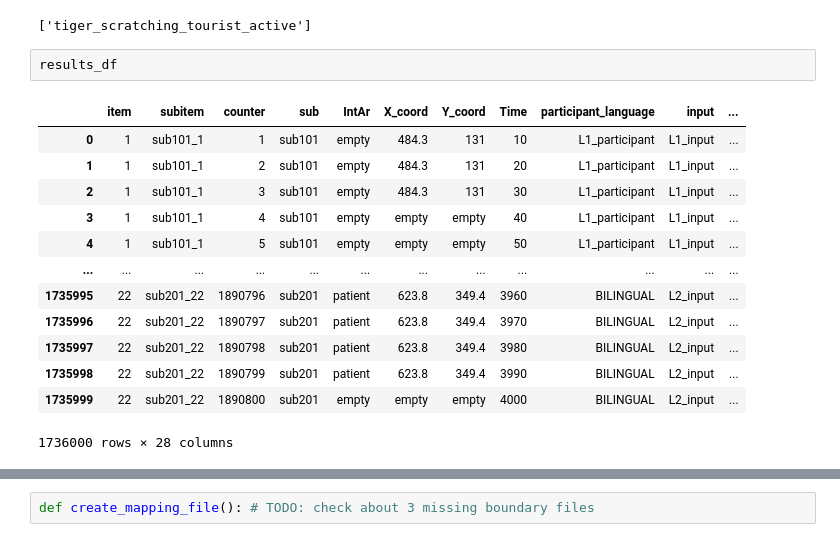
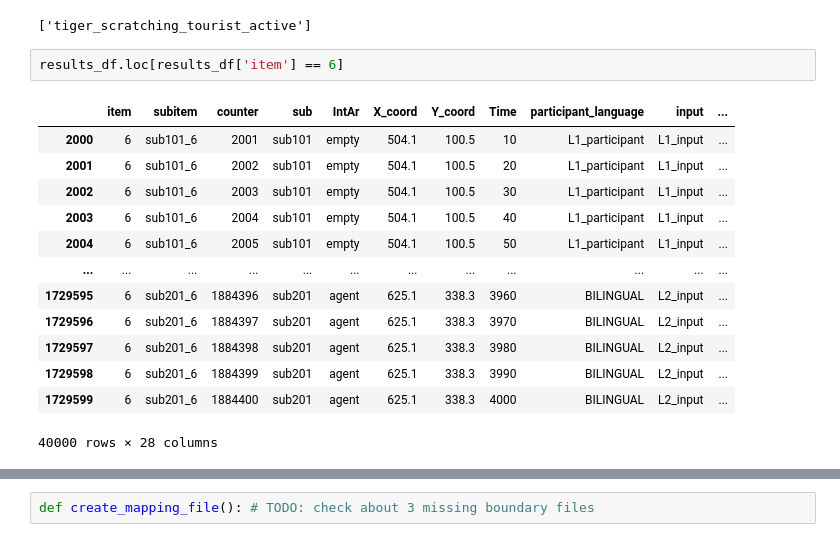
Before and after one commit to Yellowtintin/Clementine-Eye-tracking-thesis, a Jupyter notebook: Data_Exploration.ipynb, the cells around one changed output, grey strips where cells are left out. Drawn from its saved outputs; the diff is of its cells as text.

```diff
--- a/Data_Exploration.ipynb
+++ b/Data_Exploration.ipynb
@@ -222,19 +225,19 @@ print(results_df.loc[results_df['item'] == 44, 'picture_name'].unique())
 # %% [output]
 ['tiger_scratching_tourist_active']
 # %%
-results_df
+results_df.loc[results_df['item'] == 6]
 # %% [output]
 |  | item | subitem | counter | sub | IntAr | X_coord | Y_coord | Time | participant_language | input | ... |
-| 0 | 1 | sub101_1 | 1 | sub101 | empty | 484.3 | 131 | 10 | L1_participant | L1_input | ... |
-| 1 | 1 | sub101_1 | 2 | sub101 | empty | 484.3 | 131 | 20 | L1_participant | L1_input | ... |
-| 2 | 1 | sub101_1 | 3 | sub101 | empty | 484.3 | 131 | 30 | L1_participant | L1_input | ... |
-| 3 | 1 | sub101_1 | 4 | sub101 | empty | empty | empty | 40 | L1_participant | L1_input | ... |
-| 4 | 1 | sub101_1 | 5 | sub101 | empty | empty | empty | 50 | L1_participant | L1_input | ... |
+| 2000 | 6 | sub101_6 | 2001 | sub101 | empty | 504.1 | 100.5 | 10 | L1_participant | L1_input | ... |
+| 2001 | 6 | sub101_6 | 2002 | sub101 | empty | 504.1 | 100.5 | 20 | L1_participant | L1_input | ... |
+| 2002 | 6 | sub101_6 | 2003 | sub101 | empty | 504.1 | 100.5 | 30 | L1_participant | L1_input | ... |
+| 2003 | 6 | sub101_6 | 2004 | sub101 | empty | 504.1 | 100.5 | 40 | L1_participant | L1_input | ... |
+| 2004 | 6 | sub101_6 | 2005 | sub101 | empty | 504.1 | 100.5 | 50 | L1_participant | L1_input | ... |
 | ... | ... | ... | ... | ... | ... | ... | ... | ... | ... | ... | ... |
-| 1735995 | 22 | sub201_22 | 1890796 | sub201 | patient | 623.8 | 349.4 | 3960 | BILINGUAL | L2_input | ... |
-| 1735996 | 22 | sub201_22 | 1890797 | sub201 | patient | 623.8 | 349.4 | 3970 | BILINGUAL | L2_input | ... |
-| 1735997 | 22 | sub201_22 | 1890798 | sub201 | patient | 623.8 | 349.4 | 3980 | BILINGUAL | L2_input | ... |
-| 1735998 | 22 | sub201_22 | 1890799 | sub201 | patient | 623.8 | 349.4 | 3990 | BILINGUAL | L2_input | ... |
-| 1735999 | 22 | sub201_22 | 1890800 | sub201 | empty | empty | empty | 4000 | BILINGUAL | L2_input | ... |
+| 1729595 | 6 | sub201_6 | 1884396 | sub201 | agent | 625.1 | 338.3 | 3960 | BILINGUAL | L2_input | ... |
+| 1729596 | 6 | sub201_6 | 1884397 | sub201 | agent | 625.1 | 338.3 | 3970 | BILINGUAL | L2_input | ... |
+| 1729597 | 6 | sub201_6 | 1884398 | sub201 | agent | 625.1 | 338.3 | 3980 | BILINGUAL | L2_input | ... |
+| 1729598 | 6 | sub201_6 | 1884399 | sub201 | agent | 625.1 | 338.3 | 3990 | BILINGUAL | L2_input | ... |
+| 1729599 | 6 | sub201_6 | 1884400 | sub201 | agent | 625.1 | 338.3 | 4000 | BILINGUAL | L2_input | ... |
-1736000 rows × 28 columns
+40000 rows × 28 columns
 # %%
```
Also changed, not shown: parts of 5 cells of this notebook, 2 other files.
